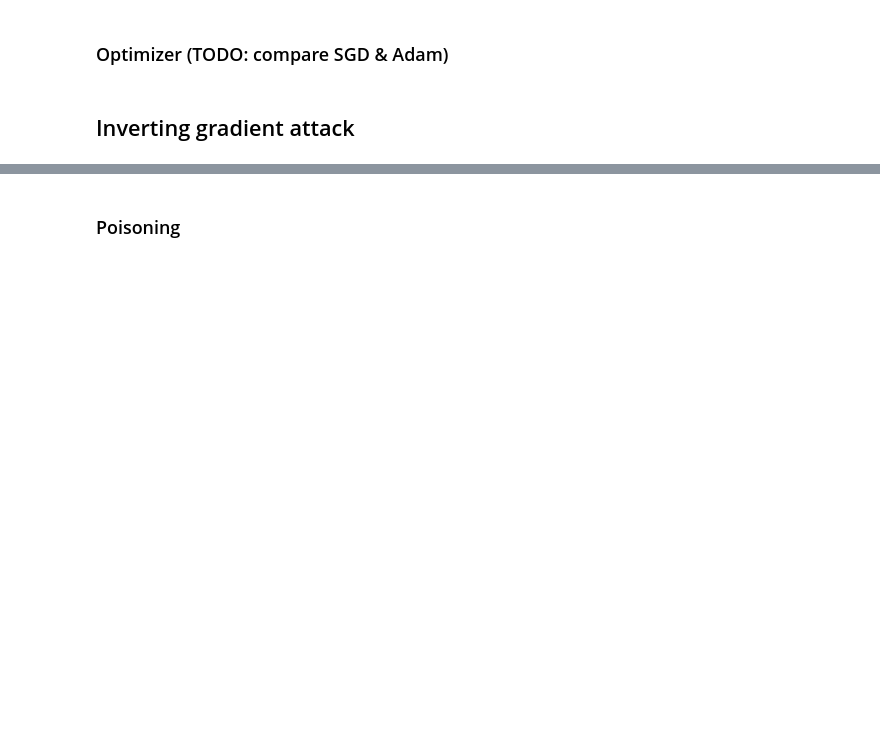
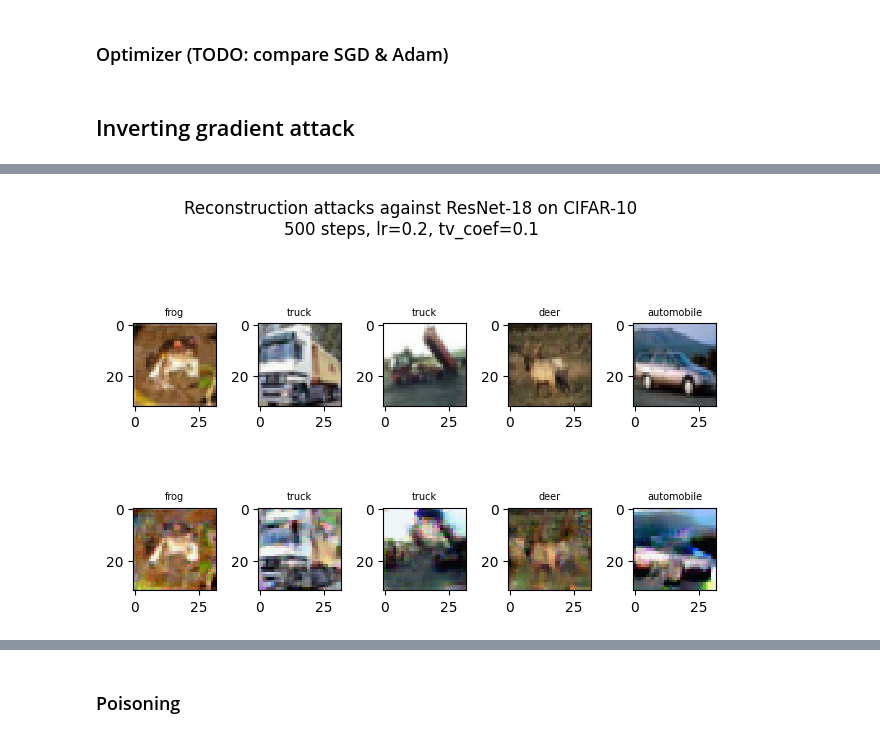
Before and after one commit to AI-Safety-X2023/playground, a Jupyter notebook: implementations/projects/poisoning/inverting_gradient_attack.ipynb, the cells around one changed output, grey strips where cells are left out. Drawn from its saved outputs; the diff is of its cells as text; code cells hidden in the pictures; blank space fills up the shorter version.

```diff
--- a/implementations/projects/poisoning/inverting_gradient_attack.ipynb
+++ b/implementations/projects/poisoning/inverting_gradient_attack.ipynb
@@ -306,0 +457,4 @@ def test_attack(
+# %%
+test_reconstruction(net, mini_train_set, steps=500, lr=0.2)
+# %% [output]
+[figure, added]
```
Also changed, not shown: parts of 38 cells of this notebook, 2 other files.
